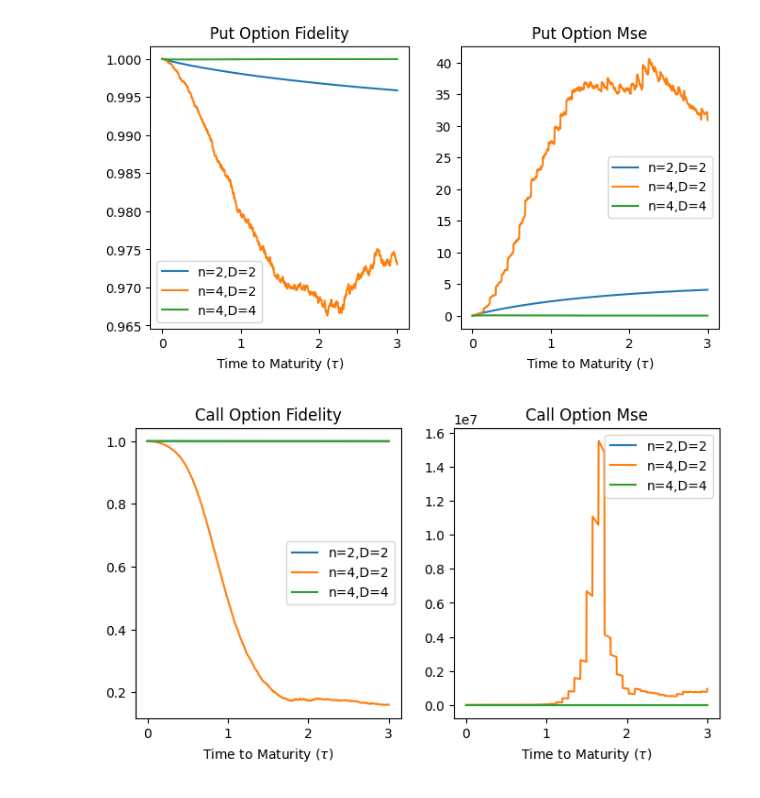
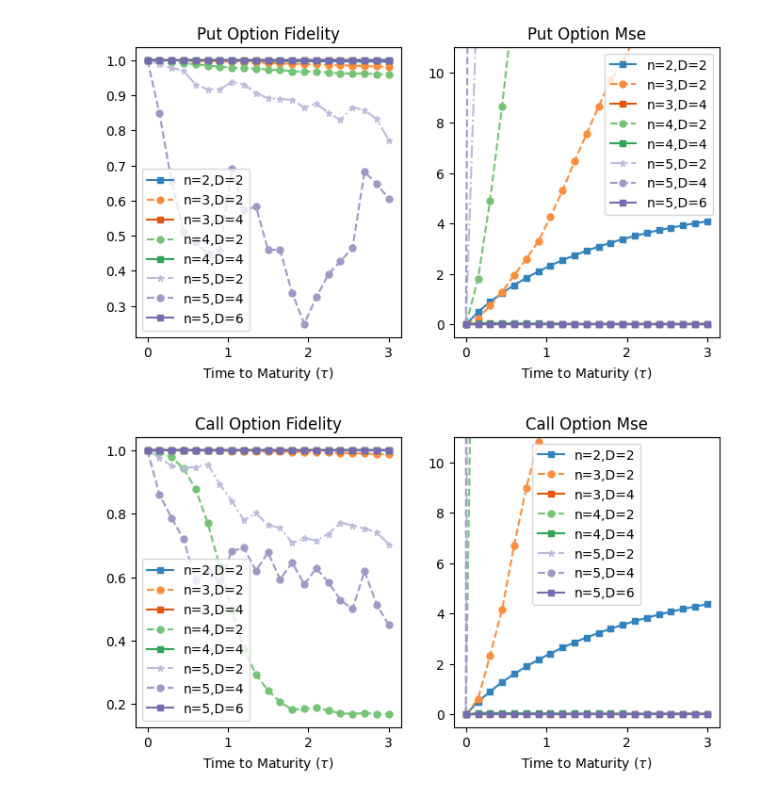
Before and after one commit to KnightShuffler/Quantum-Non-Unitary-Time-Evolution-Public-, a Jupyter notebook: black_scholes_figs.ipynb, the cells around one changed output. Cells and saved outputs as stored; diff of their text form; code cells hidden in the pictures.

Commit message:
updated graphs

```diff
--- a/black_scholes_figs.ipynb
+++ b/black_scholes_figs.ipynb
@@ -3,12 +3,17 @@ import h5py
 import numpy as np
 %matplotlib inline
 import matplotlib.pyplot as plt
+import matplotlib as mpl
 
 data_path = 'data/black_scholes/'
 
+# styles = ['--', 'solid']
+colors = list(map(plt.cm.tab20c, range(20)))
+markers = 'so*'
+styles = ['solid', 'dashed', 'dashdot']
 
 for option_type in ['put','call']:
-    for n in [2,4]:
+    for n in [2,3,4,5]:
         N = 2**n
         with h5py.File(f'{data_path}{option_type}_{n}_qubits.hdf5') as file:
             qnute_sols = file['rescaled_qnute_sols'][:]
@@ -22,11 +27,17 @@ for option_type in ['put','call']:
             strike = file.attrs['strike']
             Nt     = file.attrs['Nt']
         for Di,D in enumerate(np.arange(2,n+2,2)):
-            # if not (option_type == 'call' and n == 4 and D == 2):
+            # if option_type == 'call' and n == 4 and D == 2:
+            #     continue
             # plt.plot(np.linspace(Smin,Smax,N), (sol:=qnute_sols[Di,-1,:])/np.linalg.norm(sol), label=f'{n=},{D=}')
-            plt.plot(np.linspace(Smin,Smax,N), (sol:=qnute_sols[Di,-1,:]), label=f'{n=},{D=}')
+            plt.plot(np.linspace(Smin,Smax,N), (sol:=qnute_sols[Di,-1,:]),
+                     label=f'{n=},{D=}',
+                     color=colors[(n-2)*4 + ( o_index:=((n+1)//2 - Di - 1) )],
+                     marker=markers[o_index],
+                     linestyle=styles[o_index],
+                     ms=5)
     # plt.plot(np.linspace(Smin,Smax,N),(sol:=analytical_sols[-1,:])/np.linalg.norm(sol),label='Analytical Sols')
-    plt.plot(np.linspace(Smin,Smax,N),(sol:=analytical_sols[-1,:]),label='Analytical Sols')
+    plt.plot(np.linspace(Smin,Smax,N),(sol:=analytical_sols[-1,:]),label='Analytical Sols',color='k',linestyle='--',alpha=0.5)
     plt.axvline(x=strike, linewidth=0.5, linestyle='--', color='k', label='Strike Price')
     plt.suptitle(f'{option_type.capitalize()} options at {T:0.2f} units to maturity'.title())
     plt.xlabel('Stock Price (S)')
@@ -39,38 +50,49 @@ for option_type in ['put','call']:
 # %%
 for option_type in ['put','call']:
     fig,axs = plt.subplots(1,2, figsize=(8,4))
-    for n in [2,4]:
+    for n in [2,3,4,5]:
         N = 2**n
         with h5py.File(f'{data_path}{option_type}_{n}_qubits.hdf5') as file:
             qnute_sols = file['rescaled_qnute_sols'][:]
             analytical_sols = file['analytical_sols'][:]
             Smin   = file.attrs['Smin']
             Smax   = file.attrs['Smax']
             T      = file.attrs['T']
             r      = file.attrs['r']
             q      = file.attrs['q']
             sigma  = file.attrs['sigma']
             strike = file.attrs['strike']
             Nt     = file.attrs['Nt']
         dt = T/Nt
         fid = np.zeros((int(np.ceil(n/2)), Nt+1), np.float64)
         mse = np.zeros((int(np.ceil(n/2)), Nt+1), np.float64)
         for Di,D in enumerate(np.arange(2,n+2,2)):
             # if option_type == 'call' and n==4 and D==2:
             #     continue
             for ti in np.arange(Nt+1):
                 t = ti*dt
                 fid[Di,ti] = np.dot(qnute_sols[Di,ti,:],analytical_sols[ti,:])/(np.linalg.norm(qnute_sols[Di,ti,:]) * np.linalg.norm(analytical_sols[ti,:]))
                 mse[Di,ti] = np.mean((qnute_sols[Di,ti,:] - analytical_sols[ti,:])**2)
-            axs[0].plot(np.arange(Nt+1)*dt, fid[Di,:], label=f'{n=},{D=}')
-            axs[1].plot(np.arange(Nt+1)*dt, mse[Di,:], label=f'{n=},{D=}')
+            # if fid[Di,-1] < 0.7:
+            #     continue
+            axs[0].plot(np.arange(0,Nt+1,skip:=50)*dt, fid[Di,::skip], label=f'{n=},{D=}',
+                        color=colors[(n-2)*4 + (o_index:=(n+1)//2 - Di - 1)],
+                        marker=markers[o_index],
+                        linestyle=styles[o_index],
+                        ms=5)
+            axs[1].plot(np.arange(0,Nt+1,skip)*dt, mse[Di,::skip], label=f'{n=},{D=}',
+                        color=colors[(n-2)*4 + o_index],
+                        marker=markers[o_index],
+                        linestyle=styles[o_index],
+                        ms=5)
 
     axs[0].set_title(f'{option_type} option fidelity'.title() )
     axs[1].set_title(f'{option_type} option MSE'.title() )
+    axs[1].set_ylim([-0.5,11])
     for ax in axs.flatten():
         ax.legend()
         ax.set_xlabel('Time to Maturity ($\\tau$)')
     plt.show()
 # %% [output]
-[figure, old version]
+[figure, new version]
-[figure, old version]
+[figure, new version]
```
Also changed, not shown: parts of 2 cells of this notebook.
